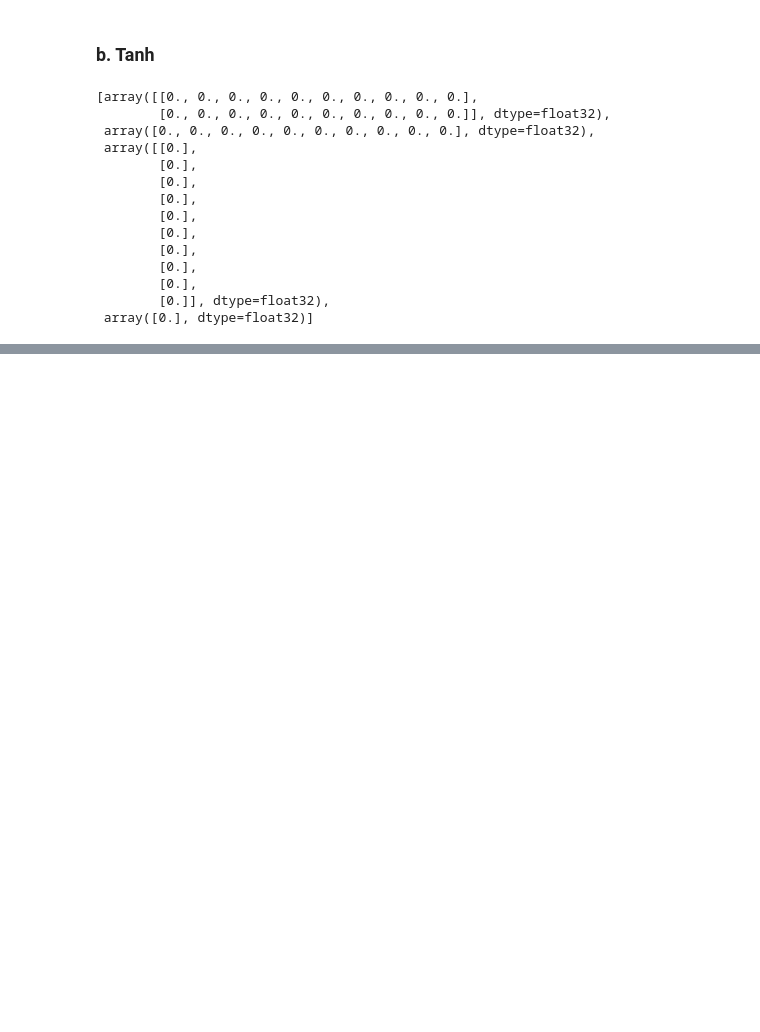
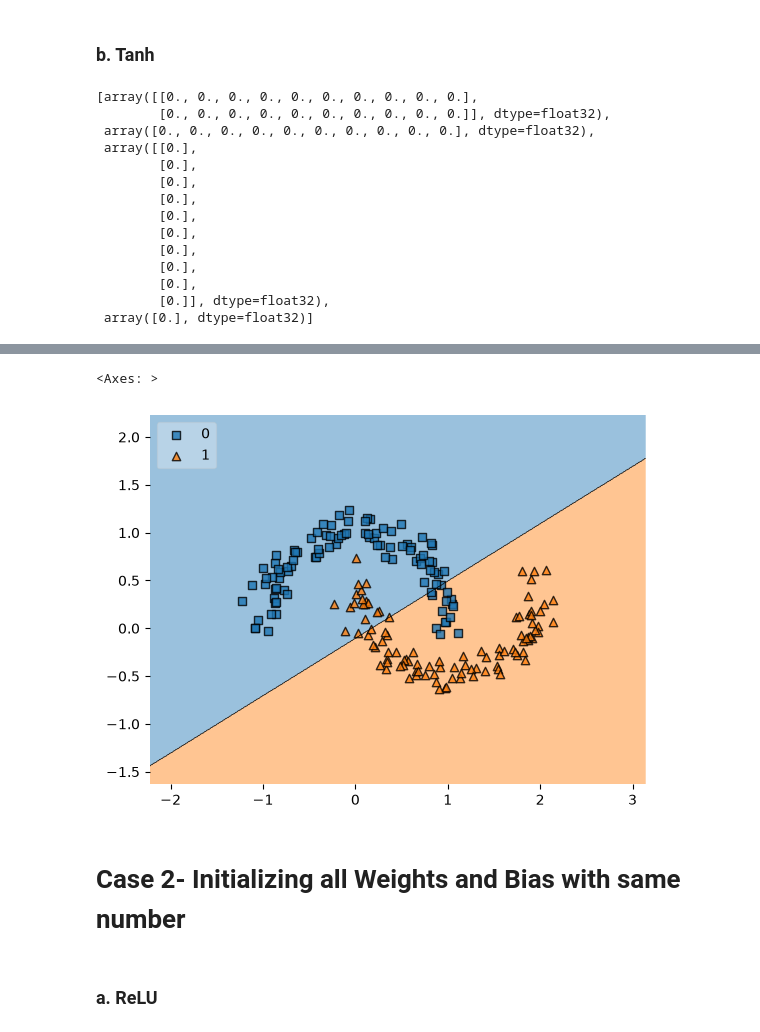
Before and after one commit to Umesh29082003/Deep-Learning, a Jupyter notebook: weight_initialization.ipynb, the cells around one changed output, grey strips where cells are left out. Drawn from its saved outputs; the diff is of its cells as text; code cells hidden in the pictures; blank space fills up the shorter version.

```diff
--- a/weight_initialization.ipynb
+++ b/weight_initialization.ipynb
@@ -125,0 +182,8 @@ model.get_weights()
+# %%
+model = Sequential()
+model.add(Dense(10, input_dim=2, activation='sigmoid'))
+model.add(Dense(1, activation='sigmoid'))
+
+new_weights = [np.zeros_like(w) for w in model.get_weights()]
+model.set_weights(new_weights)
+model.get_weights()
@@ -125,0 +205,3 @@ model.get_weights()
+# %%
+model.compile(loss='binary_crossentropy', optimizer='adam', metrics=['accuracy'])
+history = model.fit(x, y, epochs=100, batch_size=10, verbose=1)
@@ -125,0 +249,5 @@ model.get_weights()
+# %%
+#On plottig we see a clear lie proving that the model cant capture non-linear relationship i.e. its linear
+pred_model = KerasClassifier(model)
+plot_decision_regions(x, y.flatten(), clf=pred_model, legend=2)
+# %% [output]
@@ -125,0 +255,6 @@ model.get_weights()
+<Axes: >
+[figure, added]
+# %% [markdown]
+<h1>Case 2- Initializing all Weights and Bias with same number</h1>
+# %% [markdown]
+<h3>a. ReLU</h3>
```
Also changed, not shown: parts of 43 cells of this notebook.
